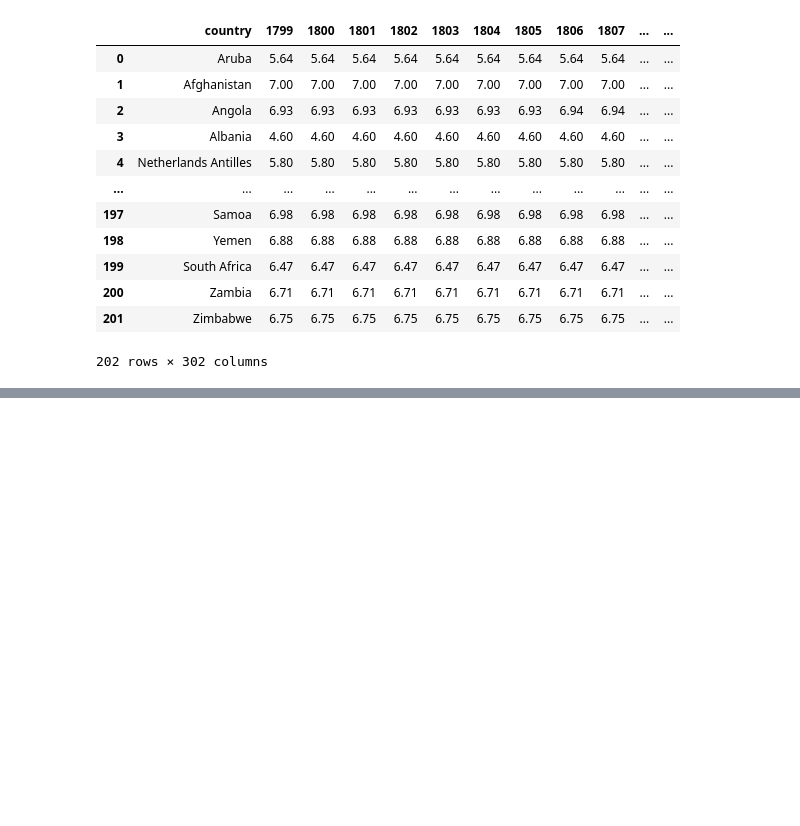
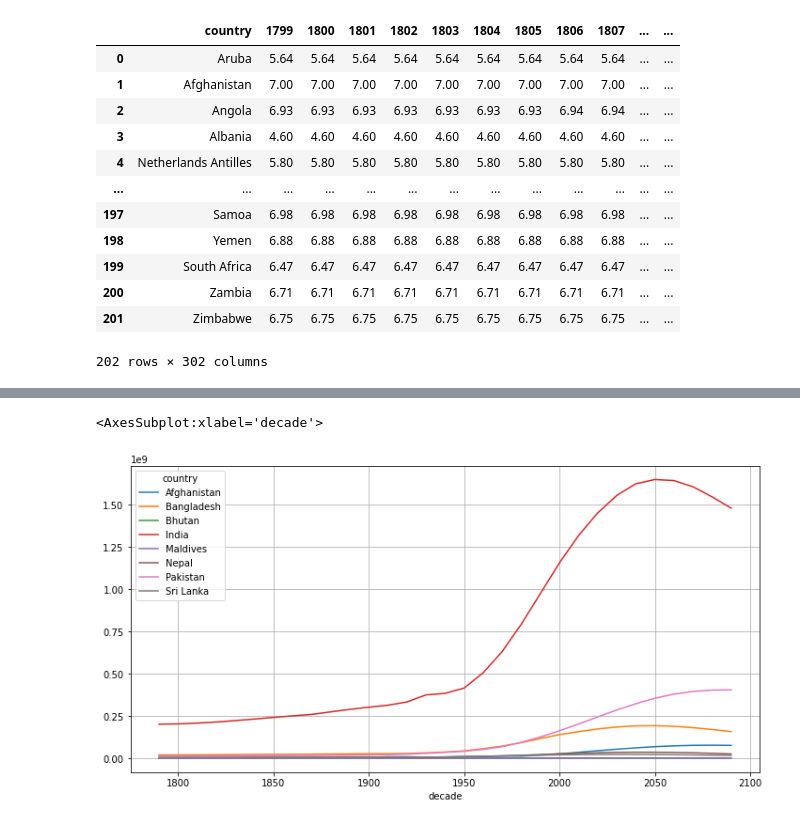
Before and after one commit to vaibhavj07/Data-Science, a Jupyter notebook: Machine Learning/Prism/Advanced Data Analytics/Advanced Data Analytics.ipynb, the cells around one changed output, grey strips where cells are left out. Drawn from its saved outputs; the diff is of its cells as text; code cells hidden in the pictures; blank space fills up the shorter version.

```diff
--- a/Machine Learning/Prism/Advanced Data Analytics/Advanced Data Analytics.ipynb
+++ b/Machine Learning/Prism/Advanced Data Analytics/Advanced Data Analytics.ipynb
@@ -25,0 +596,2 @@ fertility_data
+# %%
+g['decade'] = g['year']//10*10
@@ -25,0 +614,3 @@ fertility_data
+# %%
+gap_sa = g[g['country'].isin(south_asia)]
+gap_sa
@@ -25,0 +656,10 @@ fertility_data
+# %%
+def value_to_float(x):
+    if 'k' in x:
+            return float(x.replace('k', '')) * 1000
+    if 'M' in x:
+            return float(x.replace('M', '')) * 1000000
+    if 'B' in x:
+        return float(x.replace('B', '')) * 1000000000
+# %%
+gap_sa['population'] = gap_sa['population'].apply(value_to_float)
@@ -25,0 +687,5 @@ fertility_data
+# %%
+gap_sa.pivot_table(index='decade', values='population', columns='country', aggfunc=np.mean).plot(figsize=(12,6), grid=True)
+# %% [output]
+<AxesSubplot:xlabel='decade'>
+[figure, added]
```
Also changed, not shown: parts of 65 cells of this notebook, 1 other file.
